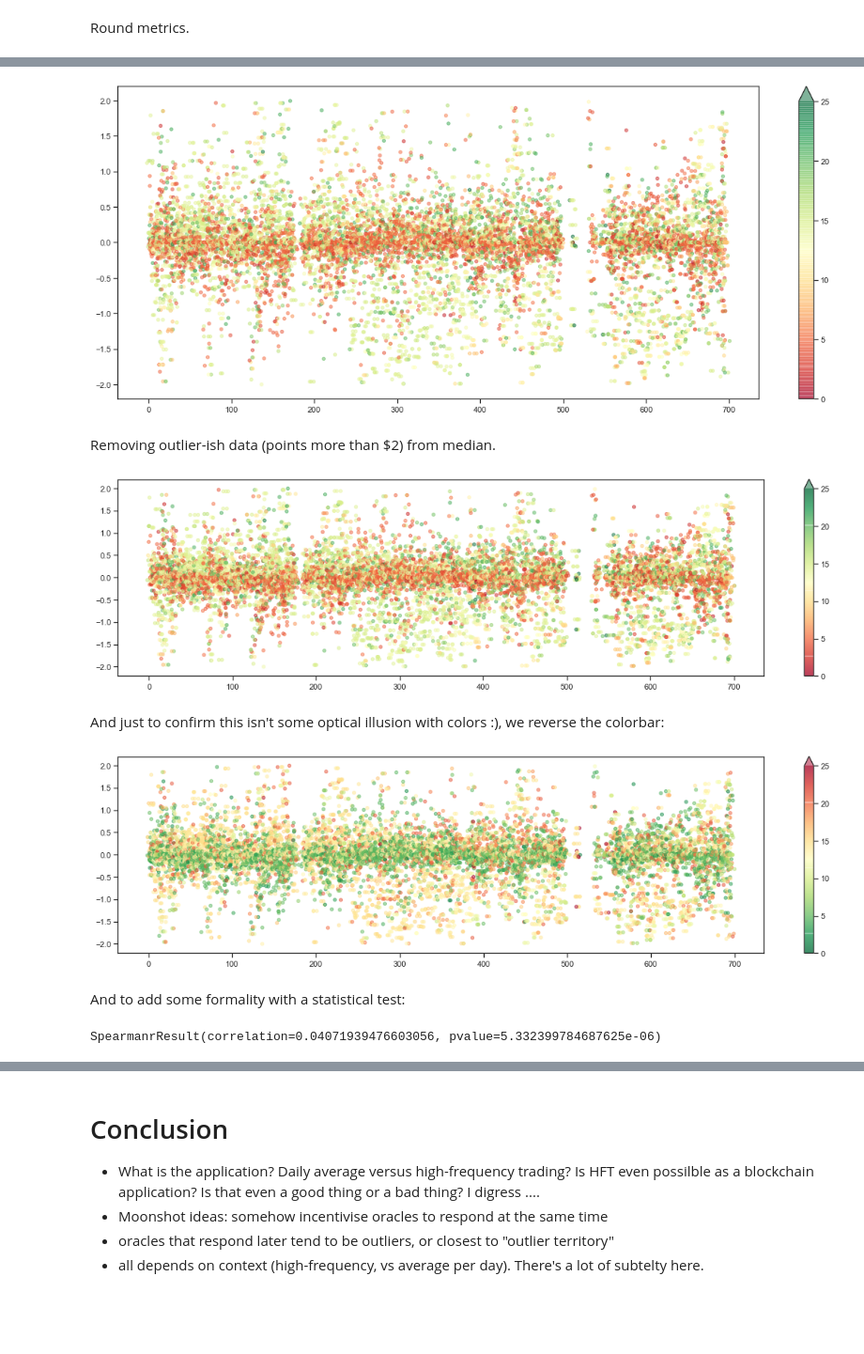
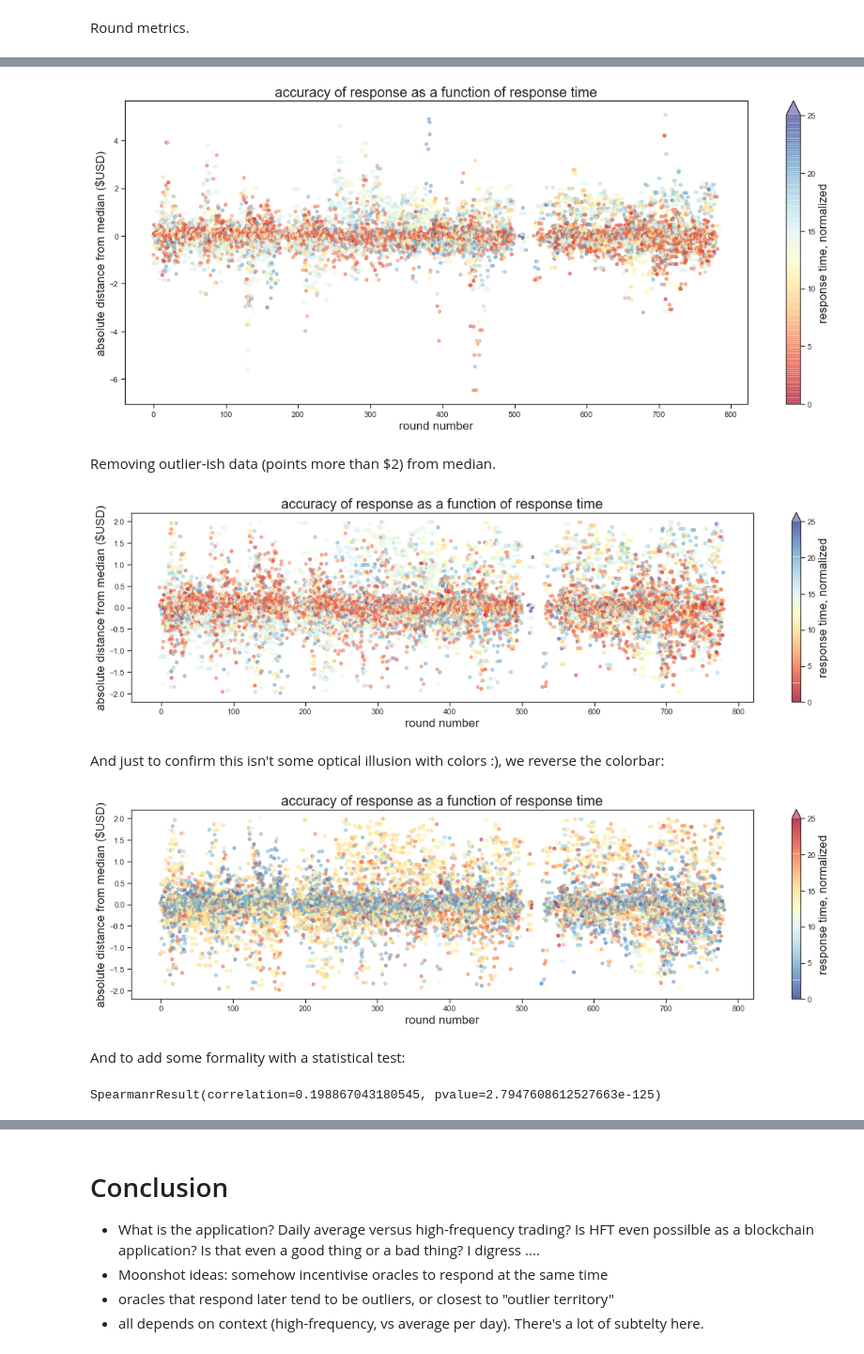
Before and after one commit to sassmilic/chainlink-price-contract-analysis, a Jupyter notebook: chainlink price feed analysis.ipynb, the cells around one changed output, grey strips where cells are left out. Shown at 94% size. Drawn from its saved outputs; the diff is of its cells as text; code cells hidden in the pictures; blank space fills up the shorter version.

```diff
--- a/chainlink price feed analysis.ipynb
+++ b/chainlink price feed analysis.ipynb
@@ -318,9 +349,9 @@ df_rounds
 # %%
-# removing clear outliers
-# - the last two round haven't ended (`ts_end`=0) so we remove them
+### removing clear outliers
+# - the last round hasn't ended (`ts_end`=0) so we remove it
+df_rounds.drop(780, inplace=True)
 # - also, first two rounds are exeedingly long (probably some test runs)
-df_rounds = df_rounds[(0 <= df_rounds['round_length']) & (df_rounds['round_length'] <= 6000)]
-df_rounds = df_rounds[(0 <= df_rounds['response_std_price']) & (df_rounds['response_std_price'] <= 10)]
-df_rounds = df_rounds[(0 <= df_rounds['response_std_ts']) & (df_rounds['response_std_ts'] <= 150)]
-df_rounds
-# TODO: don't remove entire rounds, remove responses with really long response times
+df_rounds.drop(2, inplace=True)
+df_rounds.drop(3, inplace=True)
+# remove any rounds with price std > $10; clear outlier
+df_rounds = df_rounds[df_rounds['response_std_price'] < 10]
@@ -344,6 +360,6 @@ df_rounds
 # %%
 '''
-adding some data:
+TODO:
 - we don't want timestamps to be the only measure of response times
 - timestamps are approximated from the block number where response is located
 - want to also include "block distance"
@@ -358,9 +374,10 @@ df['round_length'] = df_rounds['round_length']
 # a few weird outliers
 df = df[df['log_volatility'] > -4]
 
+# remove *very* long response times
+df = df[df['log_response_std_ts'] < 6]
+
 # add log(volatility)
-#df['log_volatility'] = np.log(df_rounds['volatility'])
-#df['log_response_std_ts'] = np.log(df_rounds['response_std_ts'])
 df = df.dropna()
 
 sns.set(style="ticks", color_codes=True)
@@ -505,6 +545,12 @@ Note that we measure "accuracy" by how close the response is to the median. This
 def ts_percentile(row):
     rnd = int(row['answer_id'])
     return (row['timestamp'] - df_rounds.loc[rnd]['ts_start']) / df_rounds.loc[rnd]['round_length']
+
+def dist_from_median(row):
+    df = df_responses
+    df = df[df['answer_id'] == row['answer_id']]
+    med = np.median(df['price_float'])
+    return row['price_float'] - med
 
 df = df_responses
 
@@ -513,58 +559,55 @@ df['ts_rank_pct'] = df.groupby(['answer_id']).agg(
     count_col=pd.NamedAgg(column='timestamp', aggfunc="rank")
 )
 df.rename(columns={'count_col': 'ts_rank_pct'}, inplace=True)
+# compute response's distance from median response
+df['dist_from_median'] = df_responses.apply(lambda row: dist_from_median(row), axis=1)
 
 # only inlude rounds where there is a good seperation of timestamps
 df = df.groupby('answer_id').filter(lambda g: (g.ts_rank_pct > 20).any())
-# %%
-def dist_from_median(row):
-    df = df_responses
-    df = df[df['answer_id'] == row['answer_id']]
-    med = np.median(df['price_float'])
-    return med - row['price_float']
-
-df['dist_from_median'] = df.apply(lambda row: dist_from_median(row), axis=1)
 # %%
 # I'll be plotting this a few times,
 # so might as well make a function
-def plot(df, cmap='RdYlGn', figsize=(20, 8)):
+def plot(df, cmap='RdYlBu', figsize=(20, 8)):
     plt.figure(figsize=figsize)
     def __add_jitter(x):
         # for visual ease
         std = .01 * x.std()
         return x + np.random.randn(len(x)) * std
     plt.scatter(
         add_jitter(df.answer_id),
         df.dist_from_median,
         alpha =0.5,
         c = df.ts_rank_pct,
         cmap=cmap,
         s=20
     )
+    plt.title("accuracy of response as a function of response time", fontsize=20)
+    plt.xlabel("round number", fontsize=17)
+    plt.ylabel("absolute distance from median (\$USD)", fontsize=17)
     #cbar = plt.colorbar()
-    plt.colorbar(extend='max')
+    plt.colorbar(extend='max').set_label('response time, normalized', fontsize=17)
     plt.clim(0, 25);
 
 plot(df)
 # %% [output]
-[figure, old version]
+[figure, new version]
 # %% [markdown]
 Removing outlier-ish data (points more than \$2) from median.
 # %%
 df = df[(-2 <= df.dist_from_median) & (df.dist_from_median <= 2)]
 plot(df, figsize=(20, 5))
 # %% [output]
-[figure, old version]
+[figure, new version]
 # %% [markdown]
 And just to confirm this isn't some optical illusion with colors :), we reverse the colorbar:
 # %%
-plot(df, cmap='RdYlGn_r', figsize=(20, 5))
+plot(df, cmap='RdYlBu_r', figsize=(20, 5))
 # %% [output]
-[figure, old version]
+[figure, new version]
 # %% [markdown]
 And to add some formality with a statistical test:
 # %%
-stats.spearmanr(df['ts_rank_pct'], df['dist_from_median'])
+stats.spearmanr(df['ts_rank_pct'], df['dist_from_median'].abs())
 # %% [output]
-SpearmanrResult(correlation=0.04071939476603056, pvalue=5.332399784687625e-06)
+SpearmanrResult(correlation=0.198867043180545, pvalue=2.7947608612527663e-125)
 # %% [markdown]
```
Also changed, not shown: parts of 55 cells of this notebook.
